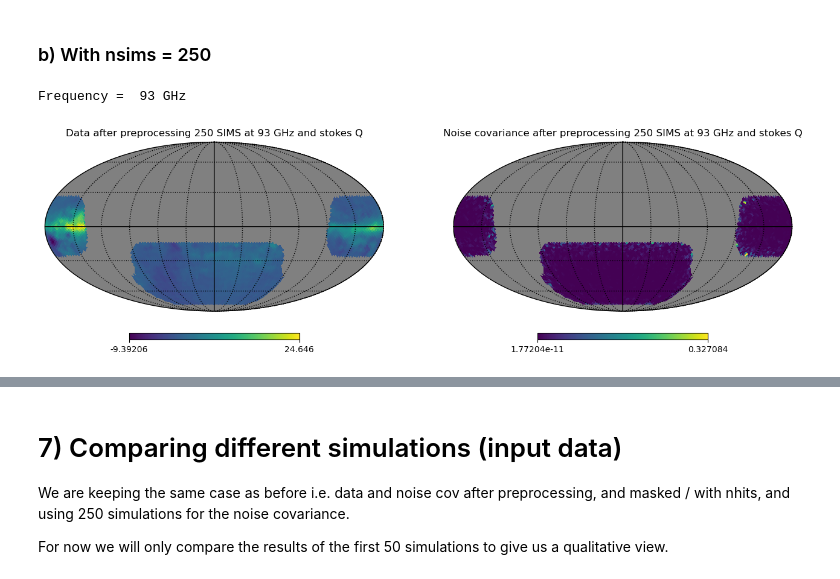
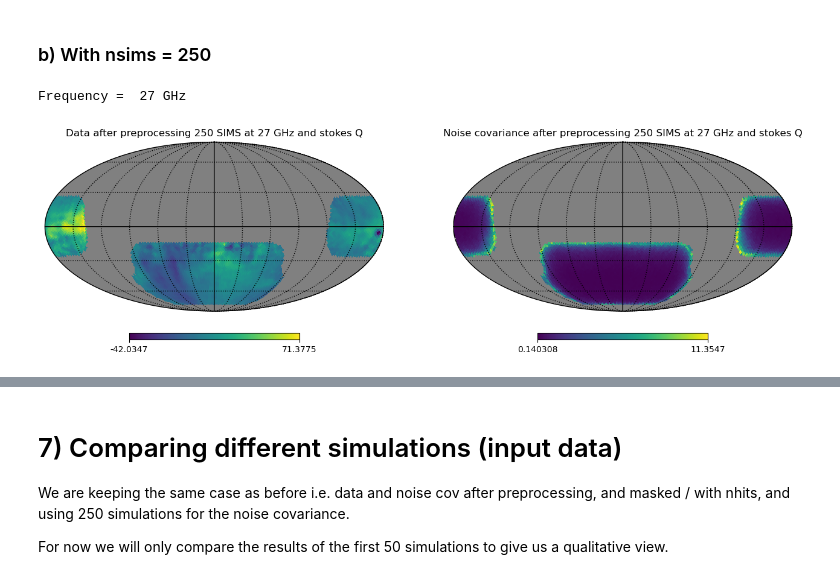
Before and after one commit to CMBSciPol/Megatop, a Jupyter notebook: noise_cov_testing.ipynb, the cells around one changed output, grey strips where cells are left out. Saved outputs shown, nothing was run; the diff lists cells and outputs as text; code cells hidden in the pictures.

```diff
--- a/noise_cov_testing.ipynb
+++ b/noise_cov_testing.ipynb
@@ -571,20 +572,23 @@ noise_cov_masked_afterpreproc250 = np.load(os.path.join(meta_250.covmat_director
 noise_cov_masked_afterpreproc250[..., np.where(binary_mask250 == 0)[0]] = hp.UNSEEN
 # %%
 #  For good measure, let's plot one of the map from the data and the noise covariance matrix at frequency 93 GHz and stokes Q
-freq_index = 2
+freq_index = 0
 print('Frequency = ', meta.frequencies[freq_index], 'GHz')
 stokes_index = 1 # Q
+from matplotlib import cm
 
 fig, axes = plt.subplots(1, 2, figsize=(16, 9))
 plt.sca(axes[0])
-hp.mollview(freq_maps_masked_afterpreproc250[freq_index, stokes_index, :], title='Data after preprocessing 250 SIMS at '+str(meta.frequencies[freq_index])+' GHz and stokes Q', hold=True)
+hp.mollview(freq_maps_masked_afterpreproc250[freq_index, stokes_index, :], title='Data after preprocessing 250 SIMS at '+str(meta.frequencies[freq_index])+' GHz and stokes Q',
+            hold=True)
 plt.sca(axes[1])
-hp.mollview(noise_cov_masked_afterpreproc250[freq_index, stokes_index, :], title='Noise covariance after preprocessing 250 SIMS at '+str(meta.frequencies[freq_index])+' GHz and stokes Q', hold=True)
+hp.mollview(noise_cov_masked_afterpreproc250[freq_index, stokes_index, :], title='Noise covariance after preprocessing 250 SIMS at '+str(meta.frequencies[freq_index])+' GHz and stokes Q',
+            hold=True)
 hp.graticule()
 plt.show()
 # %% [output]
-Frequency =  93 GHz
+Frequency =  27 GHz
-[figure, old version]
+[figure, new version]
 # %%
 # Running the separation using the same parameters as before
 time_comp_sep = time.time()
```
Also changed, not shown: parts of 26 cells of this notebook, 4 other files.
